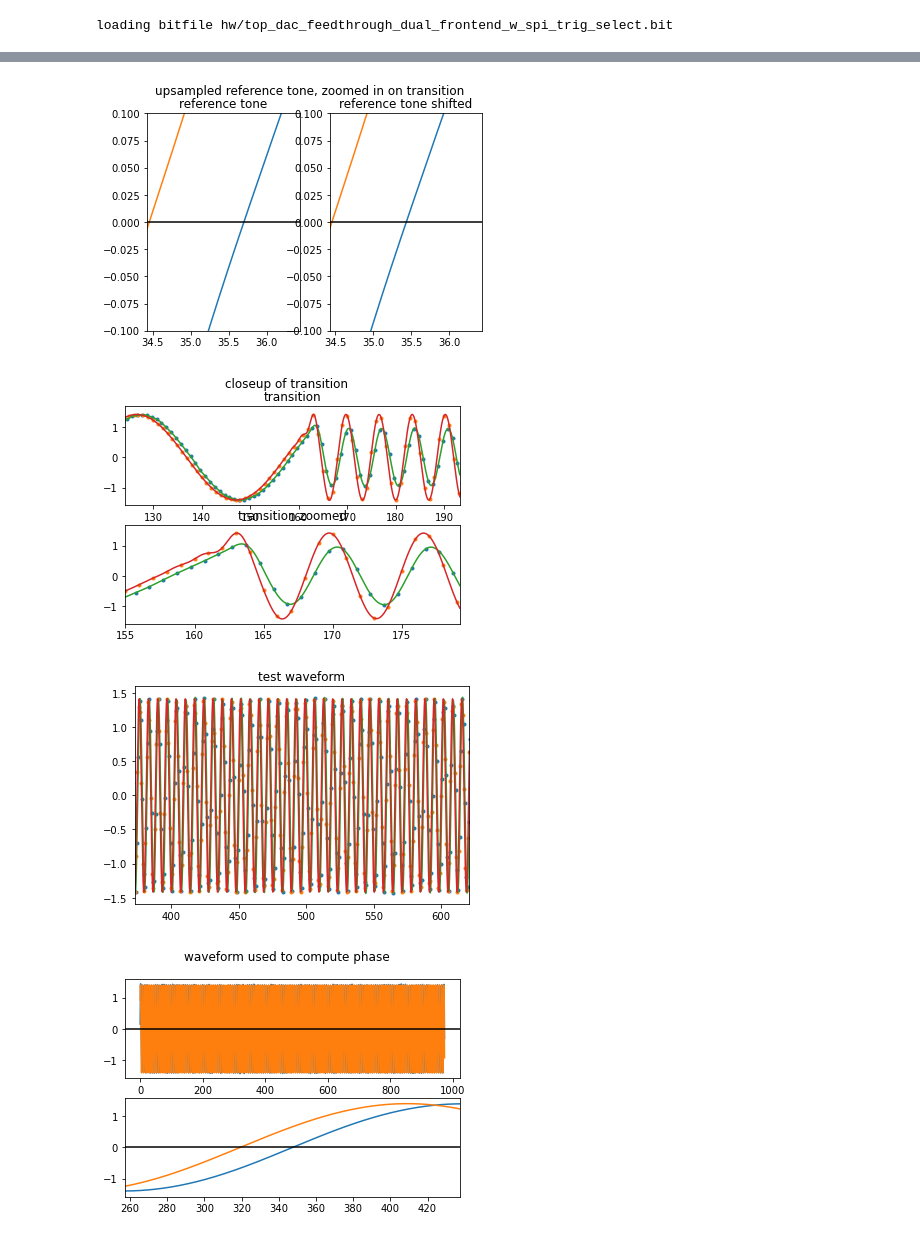
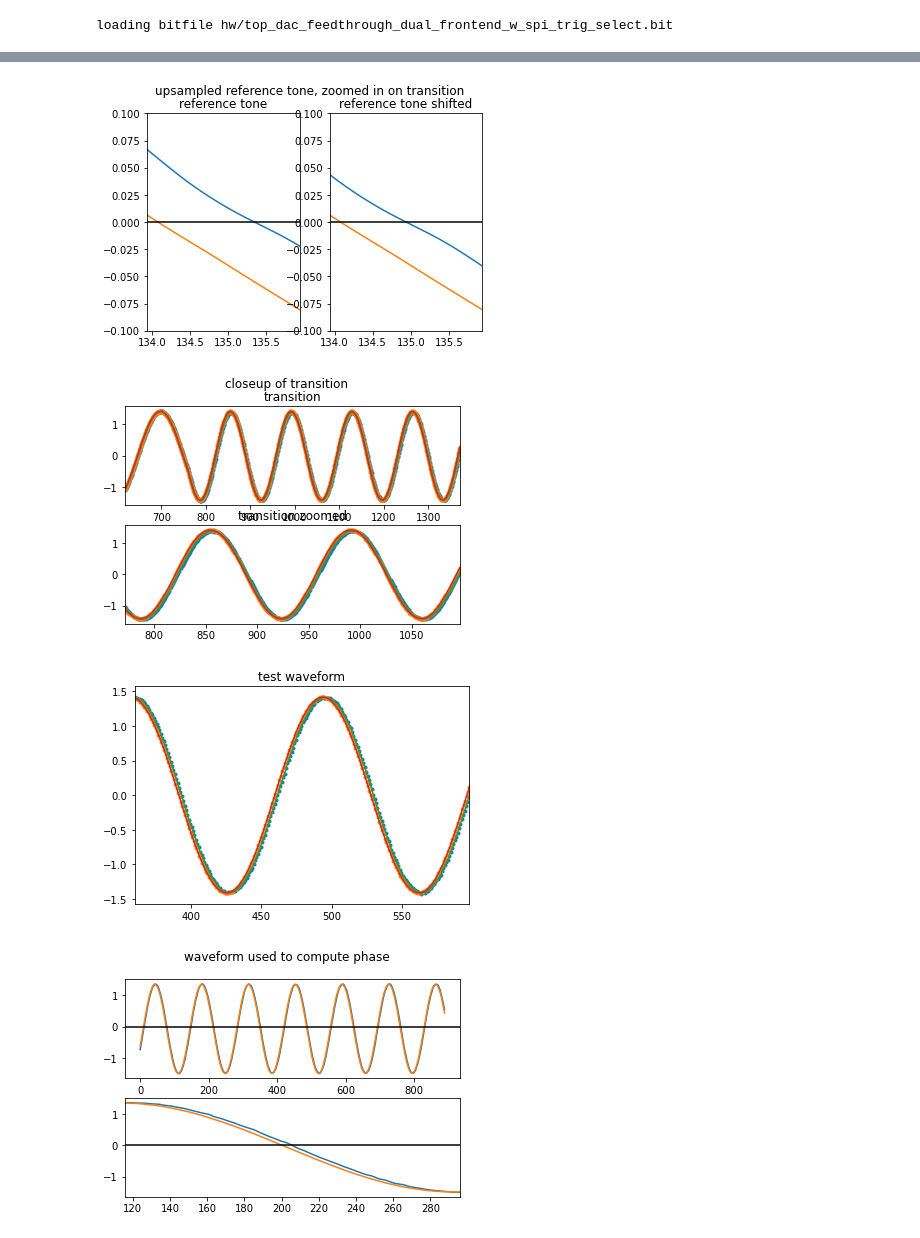
Before and after one commit to qnngroup/rfsoc_dds, a Jupyter notebook: pynq/dds_loopback_overlay.ipynb, the cells around one changed output, grey strips where cells are left out. Drawn from its saved outputs; the diff is of its cells as text; code cells hidden in the pictures.

Commit message:
wrapped up with phase measurements, did some nice gain sweeps for SFDR

```diff
--- a/pynq/dds_loopback_overlay.ipynb
+++ b/pynq/dds_loopback_overlay.ipynb
@@ -5,6 +5,6 @@ import scipy.io
 import time
 from dds_loopback import DDSOverlay
 # %%
-ol = DDSOverlay(bitfile_name='hw/top_dac_feedthrough_dual_frontend_w_spi_trig_select.bit',dbg=True,plot=False,n_buffers=1,download=False)
+ol = DDSOverlay(bitfile_name='hw/top_dac_feedthrough_dual_frontend_w_spi_trig_select.bit',dbg=True,plot=False,n_buffers=1,download=True)
 # %% [output]
 loading bitfile hw/top_dac_feedthrough_dual_frontend_w_spi_trig_select.bit
@@ -10,0 +248,29 @@ loading bitfile hw/top_dac_feedthrough_dual_frontend_w_spi_trig_select.bit
+# %%
+# fine-grained frequency sweep measurement of gain
+ol.dbg = False
+ol.plot = False
+# sweep parameters
+N_freqs = 100
+N_avg = 30
+vga_atten_dB = 18 # best settings for SFDR
+dac_atten_dB = 12
+freqs = np.floor((np.logspace(np.log10(10e3), np.log10(1900e6), N_freqs)/ol.f_samp)*2**ol.phase_bits)*ol.f_samp/2**ol.phase_bits
+raw_mags = np.zeros((N_freqs,N_avg,2))
+t1 = time.time()
+ol.set_vga_atten_dB(vga_atten_dB)
+ol.set_dac_atten_dB(dac_atten_dB)
+ol.set_sample_buffer_trigger_source('manual')
+print(f'starting sweep, estimated time is ~{N_freqs*N_avg/7}s ({round(N_freqs*N_avg/7)//60}:{round(N_freqs*N_avg/14)%60})')
+for i,freq in enumerate(freqs):
+    print(f'starting frequency {round(freq/1e6,3)}MHz ({round(i/len(freqs)*100)}% done)')
+    for j in range(N_avg):
+        for k,src in enumerate(['afe','balun']):
+            ol.set_adc_source(src)
+            ol.set_freq_hz(freq)
+            ol.manual_trigger()
+            ol.dma(0)
+            time.sleep(0.01)
+            raw_mags[i,j,k] = np.std(scipy.signal.resample_poly(np.array(ol.dma_buffers[0][4096:8192,0],dtype=np.float32),32,1,axis=0))
+t2 = time.time()
+scipy.io.savemat('data/afe_vs_balun_gain_lowend_freq_response.mat', {'vga_atten_dB': vga_atten_dB, 'dac_atten_dB': dac_atten_dB, 'freqs_hz': freqs, 'raw_mags_au': raw_mags})
+print(f'took {round((t2-t1))}s to perform {N_freqs*N_avg*2} measurements ({N_freqs*N_avg*2/round(t2-t1)} measurements/s)')
@@ -12,7 +296,7 @@ loading bitfile hw/top_dac_feedthrough_dual_frontend_w_spi_trig_select.bit
 ol.dbg = True
 ol.plot = True
 OSR = 128
-tones = np.floor((np.array([100e6, 600e6])/ol.f_samp)*2**ol.phase_bits)*ol.f_samp/2**ol.phase_bits
+tones = np.floor((np.array([20e6, 30e6])/ol.f_samp)*2**ol.phase_bits)*ol.f_samp/2**ol.phase_bits
 print(f'tones = {tones}')
 vga_atten_dB = 18
 dac_atten_dB = 0
@@ -50,5 +334,5 @@ dt = 3.119652271270752
-[figure, old version]
+[figure, new version]
-[figure, old version]
+[figure, new version]
-[figure, old version]
+[figure, new version]
-[figure, old version]
+[figure, new version]
 # %%
```
Also changed, not shown: parts of 27 cells of this notebook, 1 other file.
